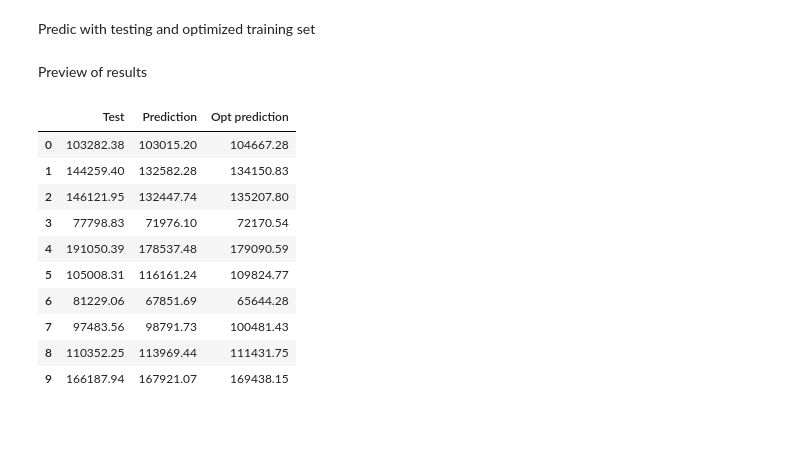
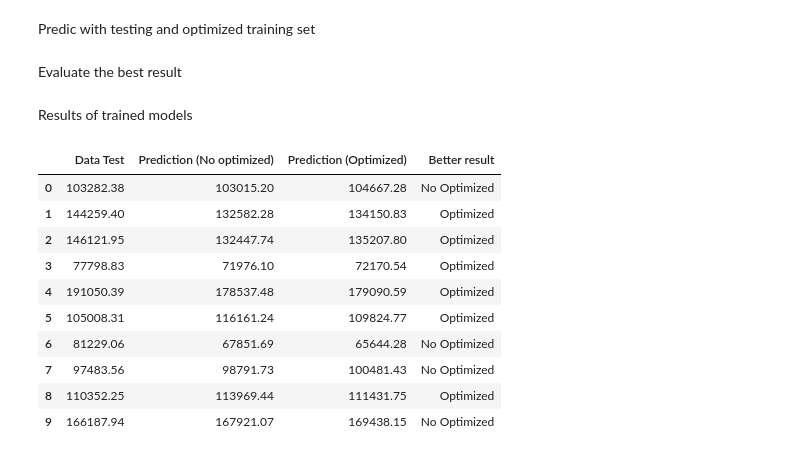
Before and after one commit to pelka/Data_Science_Simple_Algorithms, a Jupyter notebook: Python/models/regression_models/multiple_linear_regression.ipynb, the cells around one changed output. Drawn from its saved outputs; the diff is of its cells as text; code cells hidden in the pictures; blank space fills up the shorter version.

```diff
--- a/Python/models/regression_models/multiple_linear_regression.ipynb
+++ b/Python/models/regression_models/multiple_linear_regression.ipynb
@@ -94,25 +94,35 @@ Predic with testing and optimized training set
 # %%
 y_pred = model.predict(X_test)
 y_opt_pred = opt_model.predict(X_opt_test)
-# %% [markdown]
-Preview of results
+# %% [markdown]
+Evaluate the best result
+# %%
+# Evaluate the best performance and saving the method in a function
+def evaluateResults(result, data, data2, **keyW):
+    ev_results = []
+    for i in range(len(result)):
+        ev_results.append(keyW["keyW"] if (abs(result[i] - data[i]) < abs(result[i] - data2[i])) else keyW["keyW2"])
+    return ev_results
+# %% [markdown]
+Results of trained models
 # %%
 results = pd.DataFrame({
-    'Test': y_test,
-    'Prediction': np.around(y_pred, decimals=2),
-    'Opt prediction': np.around(y_opt_pred, decimals=2)
+    'Data Test': y_test,
+    'Prediction (No optimized)': np.around(y_pred, decimals=2),
+    'Prediction (Optimized)': np.around(y_opt_pred, decimals=2),
+    'Better result': evaluateResults(y_test, y_pred, y_opt_pred, keyW = "No Optimized", keyW2 = "Optimized")
 })
 
 display(results)
 # %% [output]
-|  | Test | Prediction | Opt prediction |
-| 0 | 103282.38 | 103015.20 | 104667.28 |
-| 1 | 144259.40 | 132582.28 | 134150.83 |
-| 2 | 146121.95 | 132447.74 | 135207.80 |
-| 3 | 77798.83 | 71976.10 | 72170.54 |
-| 4 | 191050.39 | 178537.48 | 179090.59 |
-| 5 | 105008.31 | 116161.24 | 109824.77 |
-| 6 | 81229.06 | 67851.69 | 65644.28 |
-| 7 | 97483.56 | 98791.73 | 100481.43 |
-| 8 | 110352.25 | 113969.44 | 111431.75 |
-| 9 | 166187.94 | 167921.07 | 169438.15 |
+|  | Data Test | Prediction (No optimized) | Prediction (Optimized) | Better result |
+| 0 | 103282.38 | 103015.20 | 104667.28 | No Optimized |
+| 1 | 144259.40 | 132582.28 | 134150.83 | Optimized |
+| 2 | 146121.95 | 132447.74 | 135207.80 | Optimized |
+| 3 | 77798.83 | 71976.10 | 72170.54 | Optimized |
+| 4 | 191050.39 | 178537.48 | 179090.59 | Optimized |
+| 5 | 105008.31 | 116161.24 | 109824.77 | Optimized |
+| 6 | 81229.06 | 67851.69 | 65644.28 | No Optimized |
+| 7 | 97483.56 | 98791.73 | 100481.43 | No Optimized |
+| 8 | 110352.25 | 113969.44 | 111431.75 | Optimized |
+| 9 | 166187.94 | 167921.07 | 169438.15 | No Optimized |
```
Also changed, not shown: parts of 1 cell of this notebook, 3 other files.
